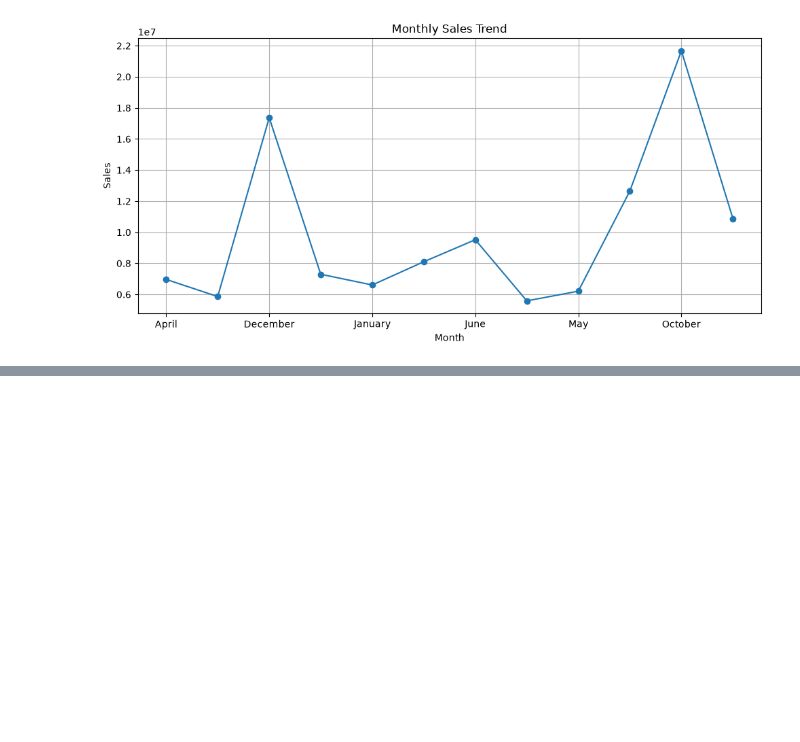
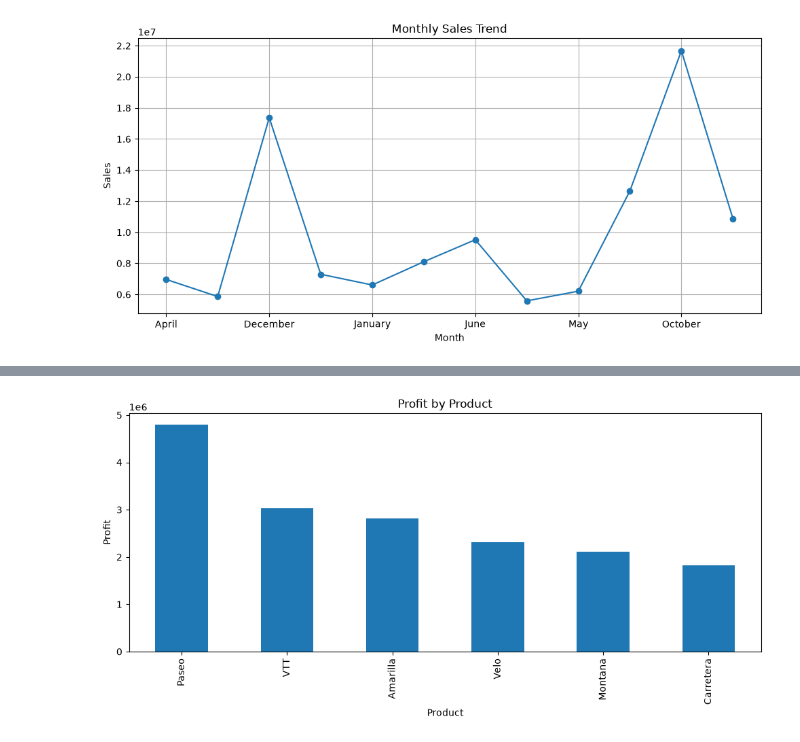
Before and after one commit to Suchi1902/Financial_Performance_Dashboard, a Jupyter notebook: python/data_cleaning.ipynb, the cells around one changed output, grey strips where cells are left out. Saved outputs shown, nothing was run; the diff lists cells and outputs as text; code cells hidden in the pictures; blank space fills up the shorter version.

```diff
--- a/python/data_cleaning.ipynb
+++ b/python/data_cleaning.ipynb
@@ -466,0 +535,8 @@ plt.show()
+# %%
+product_profit = (
+    df.groupby("Product")["Profit"]
+      .sum()
+      .sort_values(ascending=False)
+)
+
+product_profit
@@ -466,0 +552,16 @@ plt.show()
+# %%
+plt.figure(figsize=(10,5))
+
+product_profit.plot(kind="bar")
+
+plt.title("Profit by Product")
+plt.xlabel("Product")
+plt.ylabel("Profit")
+
+plt.tight_layout()
+
+plt.savefig("../dashboard_images/profit_by_product.png")
+
+plt.show()
+# %% [output]
+[figure, added]
```
Also changed, not shown: parts of 17 cells of this notebook, 5 other files.
